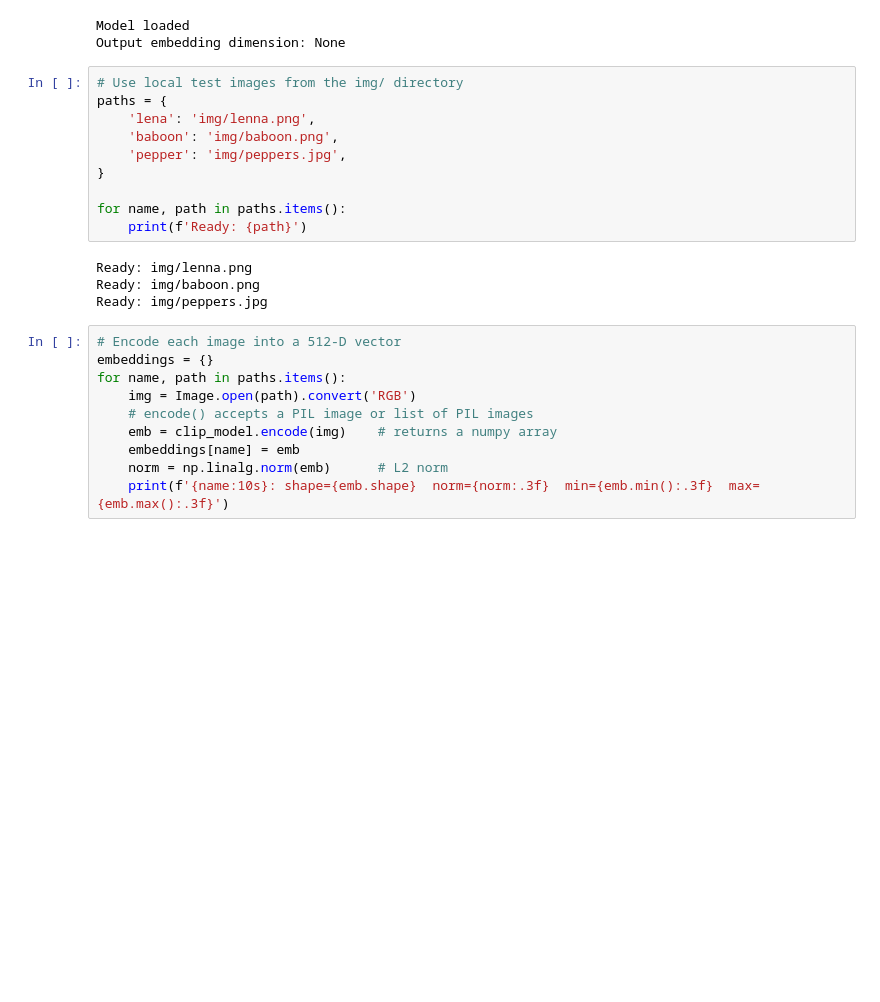
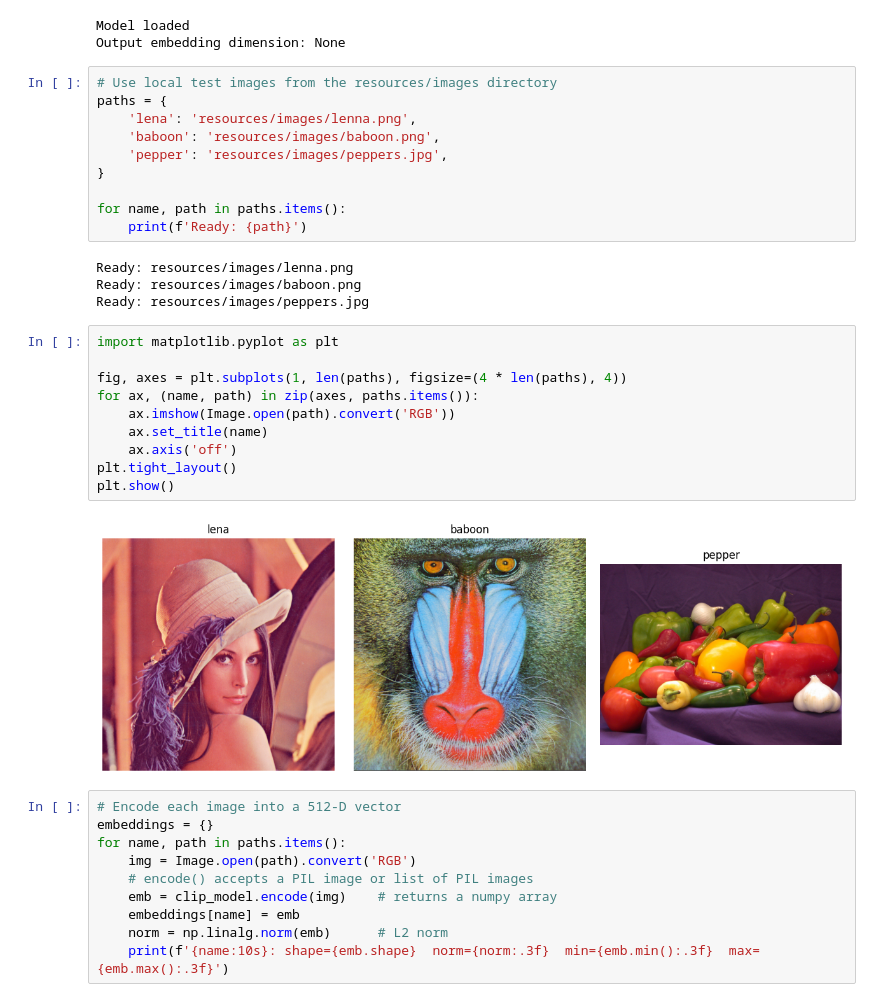
Before and after one commit to avidaldo/computer-vision, a Jupyter notebook: vectors_and_embeddings.ipynb, the cells around one changed output. Cells and saved outputs as stored; diff of their text form; blank space fills up the shorter version.

```diff
--- a/vectors_and_embeddings.ipynb
+++ b/vectors_and_embeddings.ipynb
@@ -202,19 +202,31 @@ The image processor of type `CLIPImageProcessor` is now loaded as a fast process
 Model loaded
 Output embedding dimension: None
 # %%
-# Use local test images from the img/ directory
+# Use local test images from the resources/images directory
 paths = {
-    'lena': 'img/lenna.png',
-    'baboon': 'img/baboon.png',
-    'pepper': 'img/peppers.jpg',
+    'lena': 'resources/images/lenna.png',
+    'baboon': 'resources/images/baboon.png',
+    'pepper': 'resources/images/peppers.jpg',
 }
 
 for name, path in paths.items():
     print(f'Ready: {path}')
 # %% [output]
-Ready: img/lenna.png
-Ready: img/baboon.png
-Ready: img/peppers.jpg
+Ready: resources/images/lenna.png
+Ready: resources/images/baboon.png
+Ready: resources/images/peppers.jpg
+# %%
+import matplotlib.pyplot as plt
+
+fig, axes = plt.subplots(1, len(paths), figsize=(4 * len(paths), 4))
+for ax, (name, path) in zip(axes, paths.items()):
+    ax.imshow(Image.open(path).convert('RGB'))
+    ax.set_title(name)
+    ax.axis('off')
+plt.tight_layout()
+plt.show()
+# %% [output]
+[figure, added]
 # %%
 # Encode each image into a 512-D vector
 embeddings = {}
```
Also changed, not shown: 28 other files.
